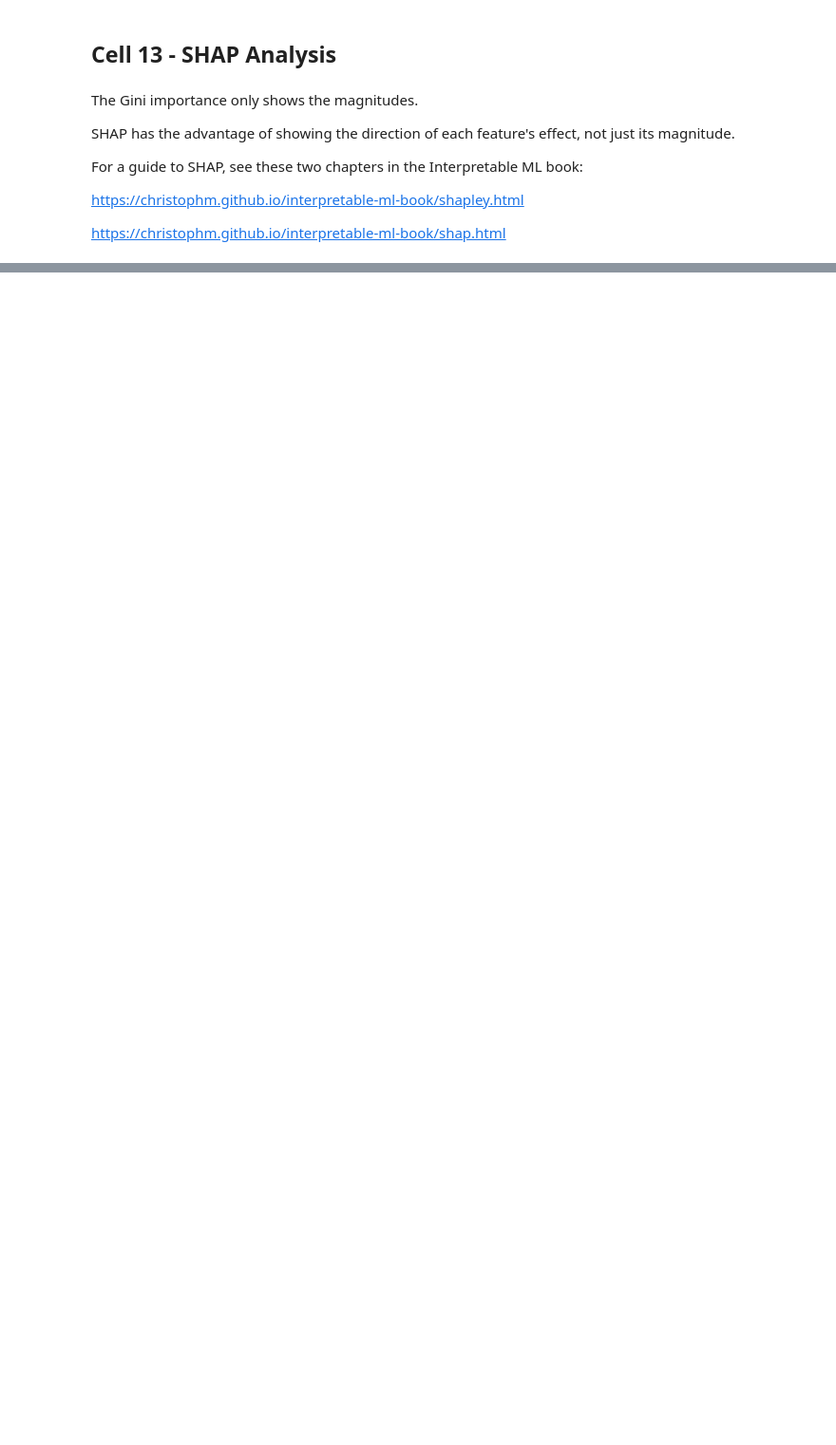
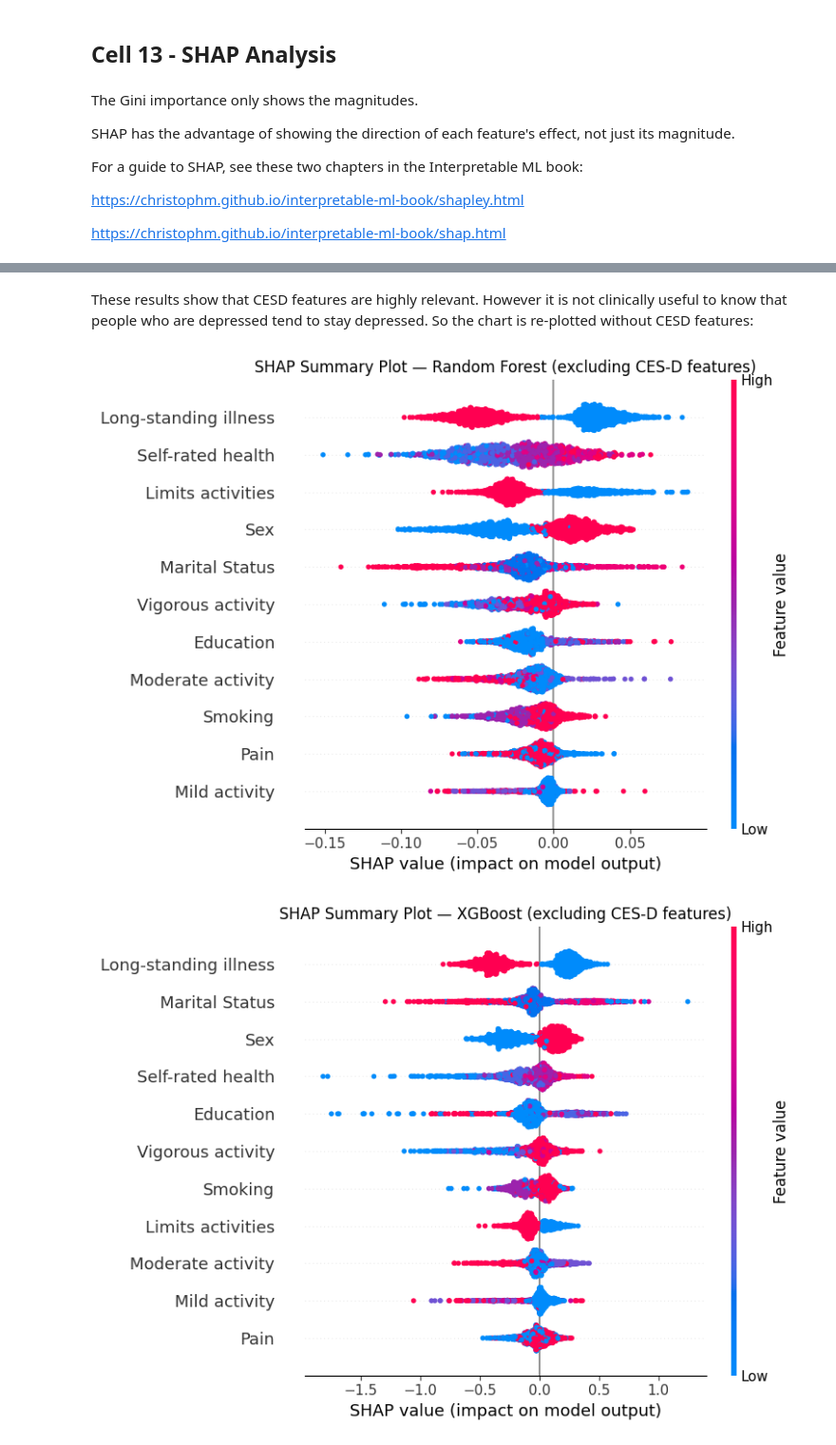
Before and after one commit to li00140/ELSA-Depression-Classification, a Jupyter notebook: EEEM069/elsa_depression_with_SHAP_&_CESD .ipynb, the cells around one changed output, grey strips where cells are left out. Shown at 95% size. Drawn from its saved outputs; the diff is of its cells as text; code cells hidden in the pictures; blank space fills up the shorter version.

Commit message:
Update elsa_depression_with_SHAP_&_CESD .ipynb
Add code for SHAP charts excluding CESD features

```diff
--- a/EEEM069/elsa_depression_with_SHAP_&_CESD .ipynb
+++ b/EEEM069/elsa_depression_with_SHAP_&_CESD .ipynb
@@ -576,0 +716,72 @@ plt.show()
+# %% [markdown]
+These results show that CESD features are highly relevant. However it is not clinically useful to know that people who are depressed tend to stay depressed. So the chart is re-plotted without CESD features:
+# %%
+
+FEATURE_COLS_EXC_CESD = [
+    'DiSex', 'DiMar', 'DiMaedu',
+    'Hehelf', 'Heill', 'Helim', 'HePain', 'HeSmk',
+    'HeActa', 'HeActb', 'HeActc',
+]
+
+readable_names_exc_cesd = {
+    'DiSex':    'Sex',
+    'DiMar':    'Marital Status',
+    'DiMaedu':  'Education',
+    'Hehelf':   'Self-rated health',
+    'Heill':    'Long-standing illness',
+    'Helim':    'Limits activities',
+    'HePain':   'Pain',
+    'HeSmk':    'Smoking',
+    'HeActa':   'Vigorous activity',
+    'HeActb':   'Moderate activity',
+    'HeActc':   'Mild activity',
+}
+
+# Indices of non-CESD features within the full FEATURE_COLS list
+non_cesd_idx = [i for i, col in enumerate(FEATURE_COLS) if col in FEATURE_COLS_EXC_CESD]
+feature_labels_exc_cesd = [readable_names_exc_cesd[col] for col in FEATURE_COLS_EXC_CESD]
+
+# ----- Random Forest -----
+# Imputer was fitted on all FEATURE_COLS — must use all column names here
+X_test_imp = pd.DataFrame(
+    rf_pipeline.named_steps['imputer'].transform(X_test),
+    columns=FEATURE_COLS
+)
+
+rf_explainer = shap.TreeExplainer(rf_pipeline.named_steps['model'])
+rf_shap_values = rf_explainer.shap_values(X_test_imp)
+
+shap.summary_plot(
+    rf_shap_values[:, non_cesd_idx, 1],   # slice to non-CESD features, class=1
+    X_test_imp[FEATURE_COLS_EXC_CESD],
+    show=False,
+    feature_names=feature_labels_exc_cesd
+)
+plt.title('SHAP Summary Plot — Random Forest (excluding CES-D features)')
+plt.tight_layout()
+plt.savefig('rf_shap_summary_excluding_CESD.png', dpi=150, bbox_inches='tight')
+plt.show()
+
+
+# ----- XGBoost -----
+X_test_imp_xgb = pd.DataFrame(
+    xgb_pipeline.named_steps['imputer'].transform(X_test),
+    columns=FEATURE_COLS
+)
+
+xgb_explainer = shap.TreeExplainer(xgb_pipeline.named_steps['model'])
+xgb_shap_values = xgb_explainer.shap_values(X_test_imp_xgb)
+
+shap.summary_plot(
+    xgb_shap_values[:, non_cesd_idx],     # slice to non-CESD features
+    X_test_imp_xgb[FEATURE_COLS_EXC_CESD],
+    show=False,
+    feature_names=feature_labels_exc_cesd
+)
+plt.title('SHAP Summary Plot — XGBoost (excluding CES-D features)')
+plt.tight_layout()
+plt.savefig('xgb_shap_summary_excluding_CESD.png', dpi=150, bbox_inches='tight')
+plt.show()
+# %% [output]
+[figure, added]
+[figure, added]
```
Also changed, not shown: parts of 17 cells of this notebook.
